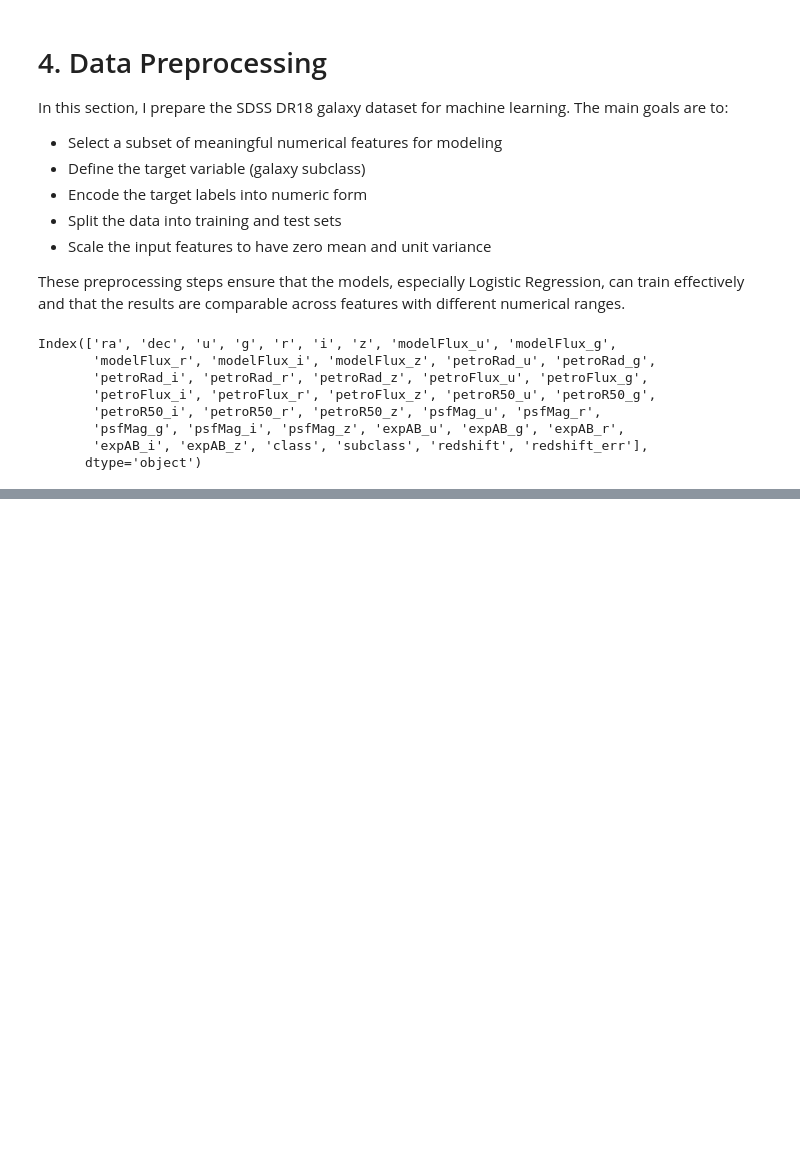
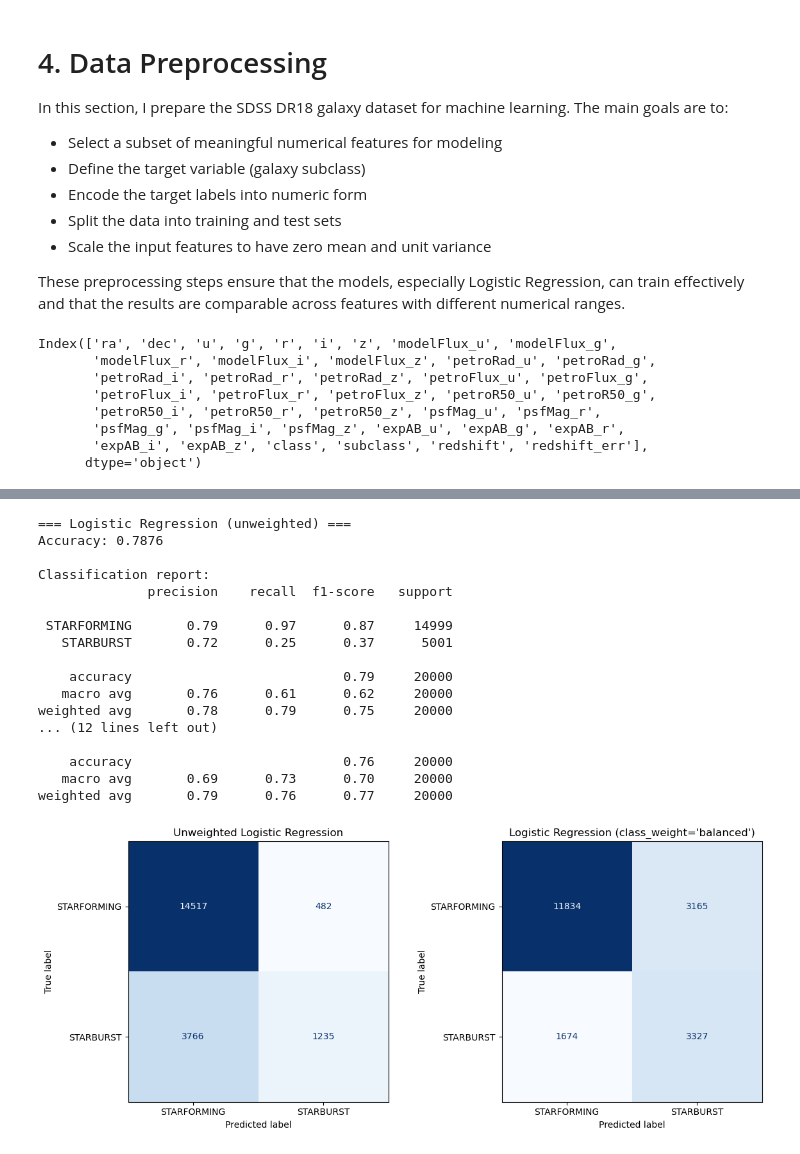
Before and after one commit to gsacekbruncc/sdss-galaxy-classification, a Jupyter notebook: notebook/sdss_galaxy_classification.ipynb, the cells around one changed output, grey strips where cells are left out. Drawn from its saved outputs; the diff is of its cells as text; code cells hidden in the pictures; blank space fills up the shorter version.

```diff
--- a/notebook/sdss_galaxy_classification.ipynb
+++ b/notebook/sdss_galaxy_classification.ipynb
@@ -261,0 +388,10 @@ The target variable is the `subclass` column, which labels each galaxy as either
+# %%
+# Create the models
+log_reg_balanced = LogisticRegression(class_weight='balanced', max_iter=1000, random_state=42)
+log_reg_unbalanced = LogisticRegression(max_iter=1000, random_state=42)
+
+# Train the model
+log_reg_balanced.fit(X_trn, y_trn)
+log_reg_unbalanced.fit(X_trn, y_trn)
+
+print("Model training complete.")
@@ -261,0 +402,10 @@ The target variable is the `subclass` column, which labels each galaxy as either
+# %%
+# Make predictions
+y_pred_balanced = log_reg_balanced.predict(X_tst)
+y_prob_balanced = log_reg_balanced.predict_proba(X_tst)[:, 1]  # probability of STARBURST
+
+y_pred_unbalanced = log_reg_unbalanced.predict(X_tst)
+y_prob_unbalanced = log_reg_unbalanced.predict_proba(X_tst)[:, 1]  # probability of STARBURST
+
+print(y_pred_balanced[:10], y_prob_balanced[:10])
+print(y_pred_unbalanced[:10], y_prob_unbalanced[:10])
@@ -261,0 +429,57 @@ The target variable is the `subclass` column, which labels each galaxy as either
+# %%
+# --- Metric summary for both models ---
+
+print("=== Logistic Regression (unweighted) ===")
+acc_unbalanced = accuracy_score(y_tst, y_pred_unbalanced)
+print(f"Accuracy: {acc_unbalanced:.4f}\n")
+print("Classification report:")
+print(classification_report(y_tst, y_pred_unbalanced,
+                            target_names=['STARFORMING', 'STARBURST']))
+
+print("\n" + "="*60 + "\n")
+
+print("=== Logistic Regression (class_weight='balanced') ===")
+acc_balanced = accuracy_score(y_tst, y_pred_balanced)
+print(f"Accuracy: {acc_balanced:.4f}\n")
+print("Classification report:")
+print(classification_report(y_tst, y_pred_balanced,
+                            target_names=['STARFORMING', 'STARBURST']))
+
+# --- Confusion matrices side by side ---
+
+cm_unbalanced = confusion_matrix(y_tst, y_pred_unbalanced)
+cm_balanced   = confusion_matrix(y_tst, y_pred_balanced)
+
+fig, axes = plt.subplots(1, 2, figsize=(12, 5))
+
+disp_unbal = ConfusionMatrixDisplay(confusion_matrix=cm_unbalanced,
+                                    display_labels=['STARFORMING', 'STARBURST'])
+disp_unbal.plot(ax=axes[0], cmap='Blues', colorbar=False)
+axes[0].set_title("Unweighted Logistic Regression")
+
+disp_bal = ConfusionMatrixDisplay(confusion_matrix=cm_balanced,
+                                  display_labels=['STARFORMING', 'STARBURST'])
+disp_bal.plot(ax=axes[1], cmap='Blues', colorbar=False)
+axes[1].set_title("Logistic Regression (class_weight='balanced')")
+
+plt.tight_layout()
+plt.show()
+# %% [output]
+=== Logistic Regression (unweighted) ===
+Accuracy: 0.7876
+
+Classification report:
+              precision    recall  f1-score   support
+
+ STARFORMING       0.79      0.97      0.87     14999
+   STARBURST       0.72      0.25      0.37      5001
+
+    accuracy                           0.79     20000
+   macro avg       0.76      0.61      0.62     20000
+weighted avg       0.78      0.79      0.75     20000
+... (12 lines left out)
+
+    accuracy                           0.76     20000
+   macro avg       0.69      0.73      0.70     20000
+weighted avg       0.79      0.76      0.77     20000
+[figure, added]
```
Also changed, not shown: parts of 17 cells of this notebook.
